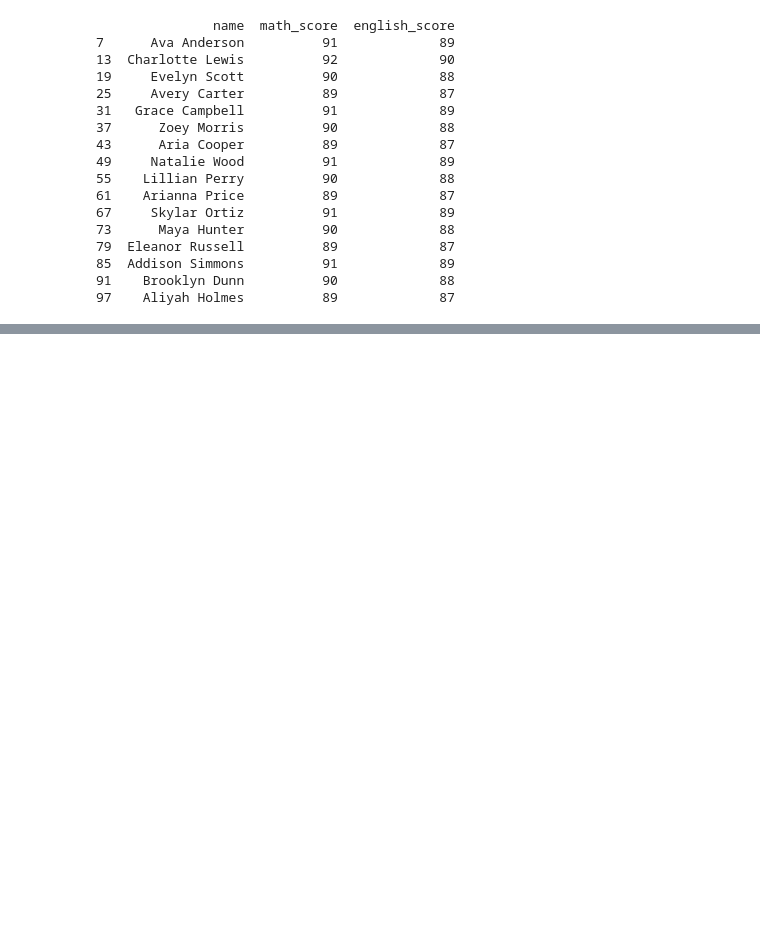
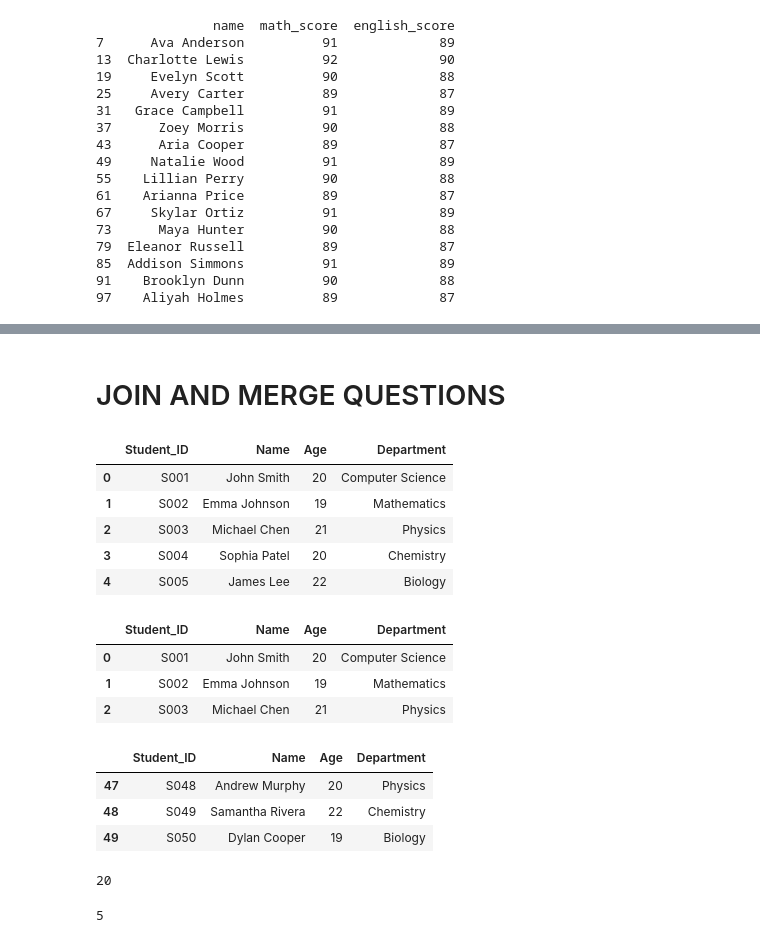
Before and after one commit to parshant44/python-learning, a Jupyter notebook: Pandas Question Practice.ipynb, the cells around one changed output, grey strips where cells are left out. Drawn from its saved outputs; the diff is of its cells as text; code cells hidden in the pictures; blank space fills up the shorter version.

```diff
--- a/Pandas Question Practice.ipynb
+++ b/Pandas Question Practice.ipynb
@@ -274,0 +530,43 @@ print(data.loc[data["study_hours"]==8,["name","math_score","english_score"]])
+# %% [markdown]
+# JOIN AND MERGE QUESTIONS
+# %%
+import pandas as pd
+df=pd.read_csv(r"C:\Users\ADMIN\Documents\students.csv")
+df.head()
+# %% [output]
+|  | Student_ID | Name | Age | Department |
+| 0 | S001 | John Smith | 20 | Computer Science |
+| 1 | S002 | Emma Johnson | 19 | Mathematics |
+| 2 | S003 | Michael Chen | 21 | Physics |
+| 3 | S004 | Sophia Patel | 20 | Chemistry |
+| 4 | S005 | James Lee | 22 | Biology |
+# %%
+# 1. Load `students.csv` into a pandas DataFrame and display the first 3 rows.
+df.head(3)
+# %% [output]
+|  | Student_ID | Name | Age | Department |
+| 0 | S001 | John Smith | 20 | Computer Science |
+| 1 | S002 | Emma Johnson | 19 | Mathematics |
+| 2 | S003 | Michael Chen | 21 | Physics |
+# %%
+# 2. Load `courses.csv` into a pandas DataFrame and display the last 3 rows.
+df.tail(3)
+# %% [output]
+|  | Student_ID | Name | Age | Department |
+| 47 | S048 | Andrew Murphy | 20 | Physics |
+| 48 | S049 | Samantha Rivera | 22 | Chemistry |
+| 49 | S050 | Dylan Cooper | 19 | Biology |
+# %%
+# 3. Concatenate the first 10 rows of `students.csv` with itself vertically. How many rows are in the result?
+df = pd.read_csv(r"C:\Users\ADMIN\Documents\students.csv")
+result = pd.concat([df.head(10), df.head(10)], axis=0)
+print(len(result))
+# %% [output]
+20
+# %%
+# 4. Concatenate the first 5 rows of `students.csv` and `courses.csv` horizontally. What is the shape of the result?
+df = pd.read_csv(r"C:\Users\ADMIN\Documents\students.csv")
+result = pd.concat([df.head(5), df.head(5)], axis=1)
+print(len(result))
+# %% [output]
+5
```
Also changed, not shown: parts of 23 cells of this notebook, 3 other files.
